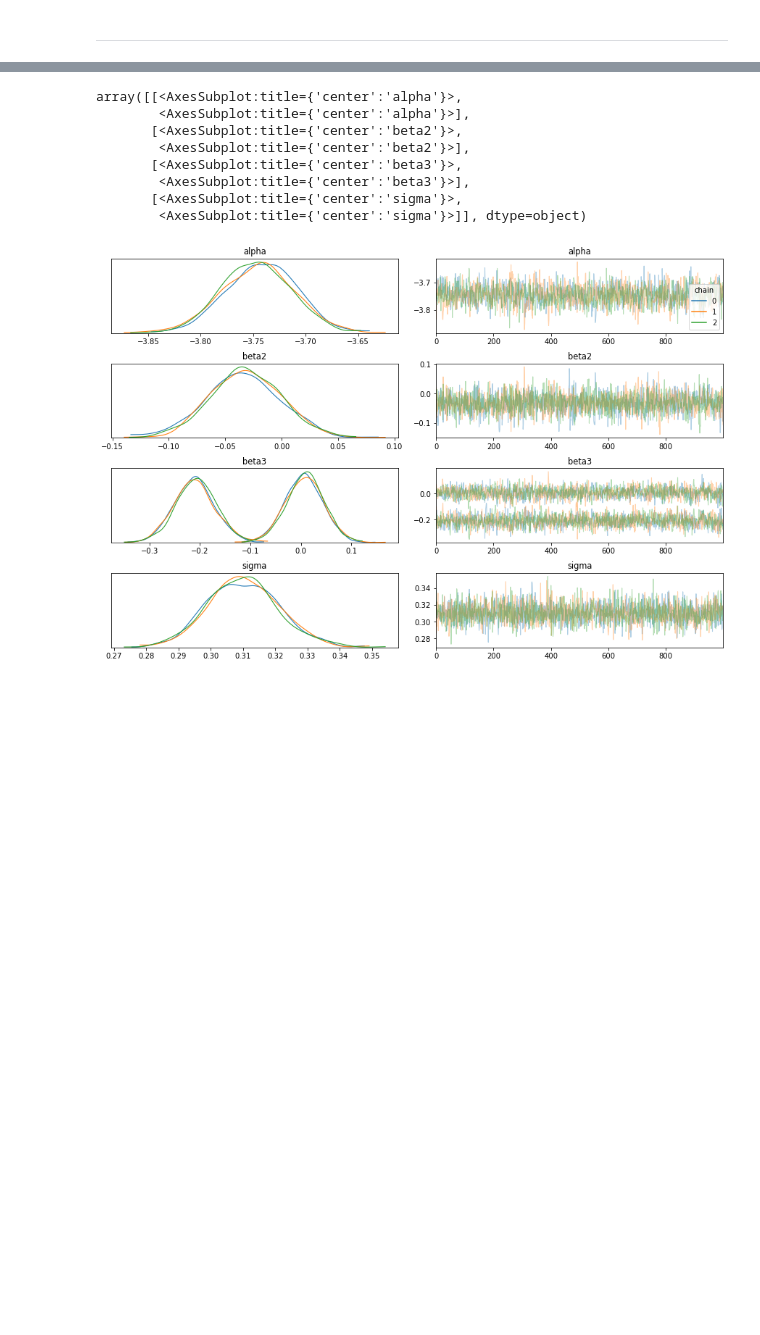
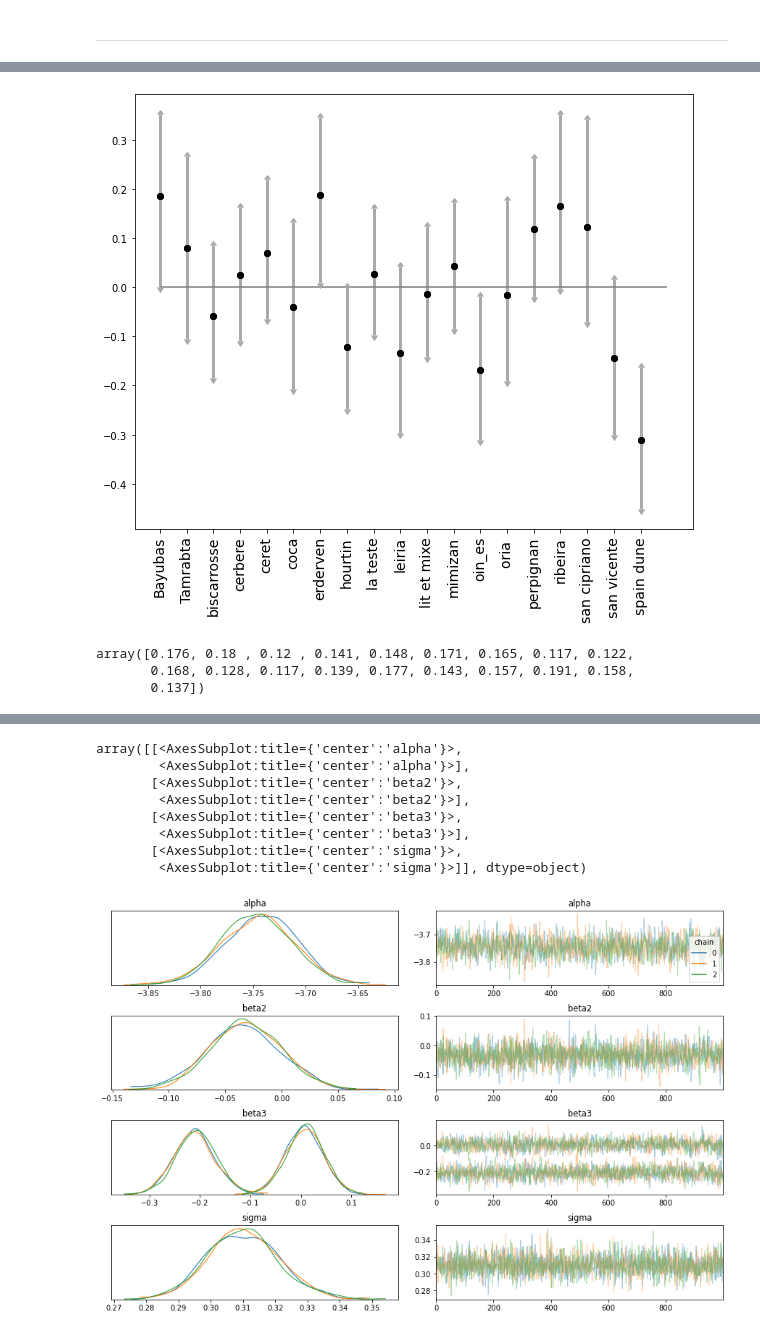
Before and after one commit to xbouteiller/FormanriskAnalysis, a Jupyter notebook: script/pymc3_mcmc_env.ipynb, the cells around one changed output, grey strips where cells are left out. Saved outputs shown, nothing was run; the diff lists cells and outputs as text; code cells hidden in the pictures; blank space fills up the shorter version.

Commit message:
new image generative function

```diff
--- a/script/pymc3_mcmc_env.ipynb
+++ b/script/pymc3_mcmc_env.ipynb
@@ -234,0 +254,4 @@ array(['biscarrosse', 'cerbere', 'ceret', 'hourtin', 'la teste', 'leiria',
+# %%
+dfres = arviz.summary(trace, round_to=3).iloc[1:len(df[dcol].columns)+1,:]
+dfres['name']=df[dcol].columns
+dfres
@@ -234,0 +276,35 @@ array(['biscarrosse', 'cerbere', 'ceret', 'hourtin', 'la teste', 'leiria',
+# %%
+dyu = dfres[['hpd_97%']].values.ravel() - dfres['mean'].values.ravel()
+dyl = dfres['mean'].values.ravel() - dfres[['hpd_3%']].values.ravel()
+
+fig, ax = plt.subplots(figsize=(10, 8))
+
+
+ax.errorbar(range(len(dfres['mean'].values.tolist())), dfres['mean'].values.ravel(),
+             yerr=dyl,
+             uplims=True,
+             fmt='o', color='black',
+             ecolor='darkgray',
+             elinewidth=3, capsize=0)
+
+ax.errorbar(range(len(dfres['mean'].values.tolist())), dfres['mean'].values.ravel(),
+             yerr=dyu,
+             lolims=True,
+             fmt='o', color='black',
+             ecolor='darkgray',
+             elinewidth=3, capsize=0)
+
+plt.xticks(range(len(dfres['mean'].values.tolist())),dfres['name'], rotation=90, fontsize=14)
+
+ax.hlines(0, 0, len(dfres['mean'].values.tolist()),color='gray')
+
+plt.show()
+# %% [output]
+[figure, added]
+# %%
+dy = dfres[['hpd_97%']].values.ravel() - dfres['mean'].values.ravel()
+dy
+# %% [output]
+array([0.176, 0.18 , 0.12 , 0.141, 0.148, 0.171, 0.165, 0.117, 0.122,
+       0.168, 0.128, 0.117, 0.139, 0.177, 0.143, 0.157, 0.191, 0.158,
+       0.137])
```
Also changed, not shown: parts of 18 cells of this notebook, 2 other files.
